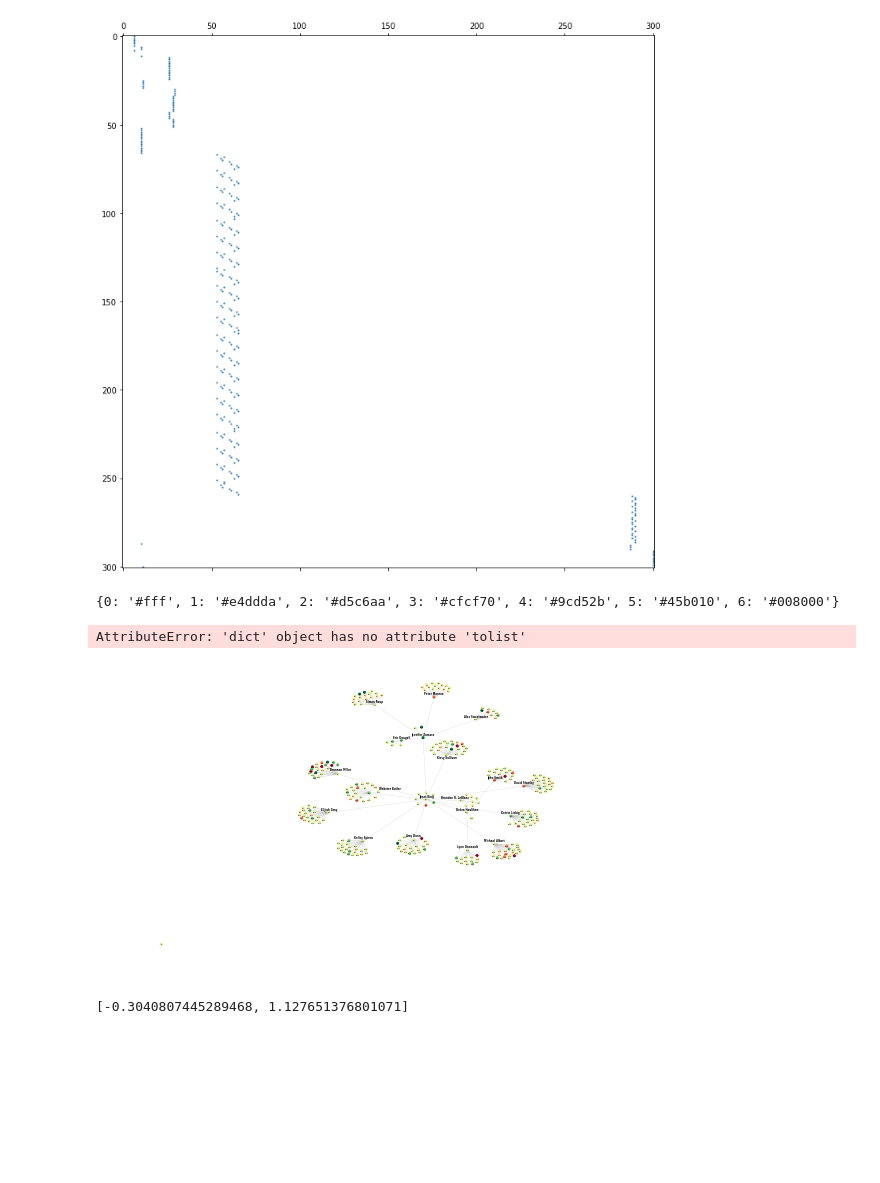
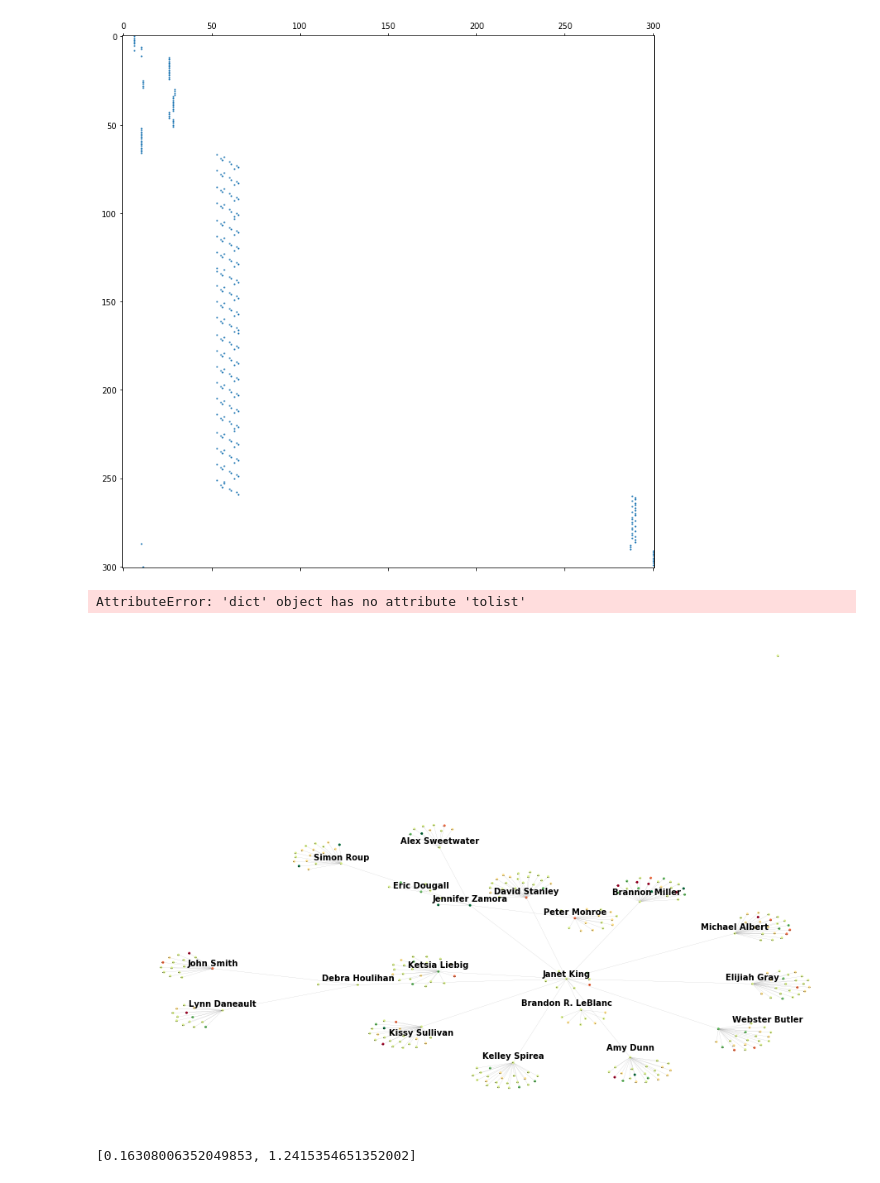
Before and after one commit to parkjan4/DSIP, a Jupyter notebook: Project/HR Project.ipynb, the cells around one changed output. Saved outputs shown, nothing was run; the diff lists cells and outputs as text; code cells hidden in the pictures; blank space fills up the shorter version.

```diff
--- a/Project/HR Project.ipynb
+++ b/Project/HR Project.ipynb
@@ -372,8 +372,8 @@ plt.savefig('adj.png',dpi=1000)
 # %% [output]
 [figure]
 # %%
-#G = nx.from_numpy_matrix(adj_matr)
-#pos_nodes = nx.spring_layout(G)
+G = nx.from_numpy_matrix(adj_matr)
+pos_nodes = nx.spring_layout(G)
 # %%
 from colour import Color
 red = Color('white')
@@ -382,15 +382,13 @@ color_dict = {key: value.hex for key, value in enumerate(colors)}
 color_map = []
 for node in G:
     color_map.append(color_dict.get(data.performance_score[node]))
-# %% [output]
-{0: '#fff', 1: '#e4ddda', 2: '#d5c6aa', 3: '#cfcf70', 4: '#9cd52b', 5: '#45b010', 6: '#008000'}
 # %%
 nx.get_node_attributes(G,'perf').tolist()
 # %% [output]
 AttributeError: 'dict' object has no attribute 'tolist'
 # %%
 
-plt.figure()
+plt.figure(figsize=(12, 8))
 
 color_dict={0:'green',1:'yellow',2:'red'}
 
@@ -406,39 +404,39 @@ color_map = []
 for node in G:
     color_map.append(color_dict.get(data.performance_score[node]))
 
 nx.set_node_attributes(G, data.performance_score, 'perf')
 
 nx.draw(G, pos_nodes,node_size=4,node_color=data.performance_score.replace(0,3),vmin=1,vmax=6,cmap = 'RdYlGn', with_labels=True,font_size=2,font_color='black',edge_color='grey',width=0.1)
 
 pos_attrs = {}
 for node, coords in pos_nodes.items():
     pos_attrs[node] = [coords[0], coords[1] + 0.02]
 
 managers=[6,10,26,11,29,28,53,57,55,56,60,61,64,65,63,288,290,287,300]
 pos = { manager: pos_nodes[manager] for manager in managers }
 lab = dict(map(reversed, indx.items()))
 
 
 pos_attrs[61]=(pos_attrs[61]+np.array([0.01,0.01])).tolist()
 pos_attrs[55]=(pos_attrs[55]+np.array([0.07,0.01])).tolist()
 pos_attrs[56]=(pos_attrs[56]+np.array([0.0,0.01])).tolist()
 pos_attrs[6]=(pos_attrs[6]+np.array([-0.02,0])).tolist()
 pos_attrs[65]=(pos_attrs[65]+np.array([0,-0.04])).tolist()
 pos_attrs[10]=(pos_attrs[10]+np.array([0,-0.005])).tolist()
 pos_attrs[290]=(pos_attrs[290]+np.array([0,-0.005])).tolist()
 #node_attrs = nx.get_node_attributes(G, 'type')
 #custom_node_attrs = {}
 #for node, attr in node_attrs.items():
 #    custom_node_attrs[node] = "{'type': '" + attr + "'}"
 
-nx.draw_networkx_labels(G, pos_attrs, labels=lab,font_size=2.5,font_weight='bold')
+nx.draw_networkx_labels(G, pos_attrs, labels=lab,font_size=10,font_weight='bold')
 plt.savefig('graph1.png',dpi=1000)
 # %% [output]
-[figure, old version]
+[figure, new version]
 # %%
 (pos_attrs[61]+np.array([0,1])).tolist()
 # %% [output]
-[-0.3040807445289468, 1.127651376801071]
+[0.16308006352049853, 1.2415354651352002]
 # %%
 print(pos_nodes[0])
 print(pos_nodes.items())
```
Also changed, not shown: parts of 37 cells of this notebook, 2 other files.
